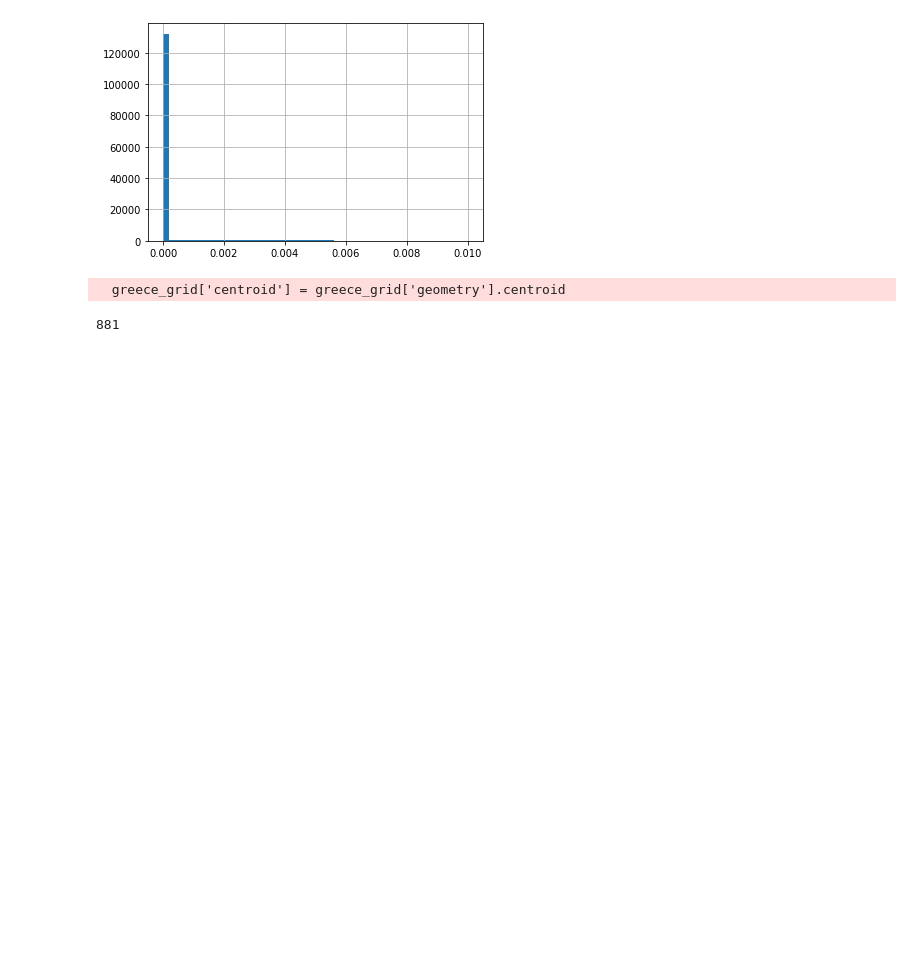
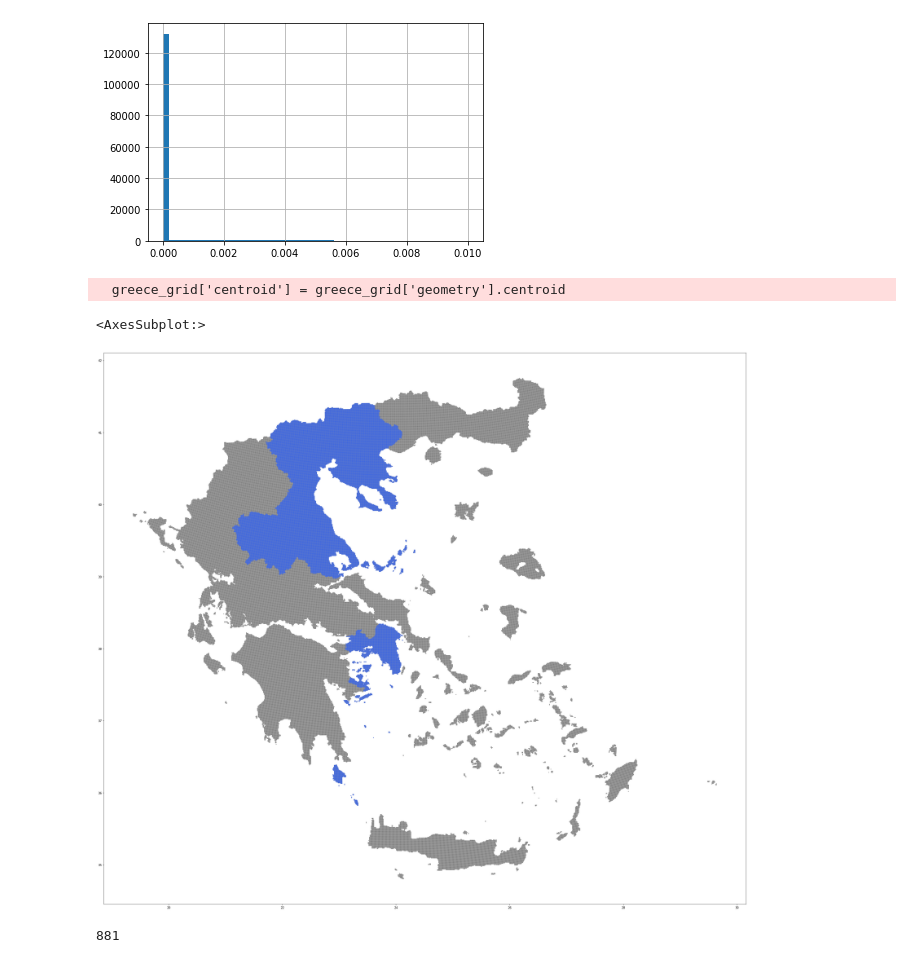
Before and after one commit to dsainidis/MBD-Prediction, a Jupyter notebook: Grid Level/notebooks/GR_Grid.ipynb, the cells around one changed output. Drawn from its saved outputs; the diff is of its cells as text; code cells hidden in the pictures; blank space fills up the shorter version.

```diff
--- a/Grid Level/notebooks/GR_Grid.ipynb
+++ b/Grid Level/notebooks/GR_Grid.ipynb
@@ -228,58 +228,78 @@ greece_grid['centroid'] = greece_grid['geometry'].centroid
 # %% [output]
   greece_grid['centroid'] = greece_grid['geometry'].centroid
 # %%
-# ax = greece_grid.plot(figsize=(40, 40), color='grey', facecolor = 'silver')
+ax = greece_grid.plot(figsize=(40, 40), color='grey', facecolor = 'silver')
 # greece_grid[greece_grid['NUTS3_NAME'] == 'Έβρος'].plot(ax=ax, color='bisque', facecolor = 'none')
 # greece_grid[greece_grid['NUTS3_NAME'] == 'Δράμα'].plot(ax=ax, color='darkorange', facecolor = 'none')
 # greece_grid[greece_grid['NUTS3_NAME'] == 'Ξάνθη'].plot(ax=ax, color='tan', facecolor = 'none')
 # greece_grid[greece_grid['NUTS3_NAME'] == 'Σέρρες'].plot(ax=ax, color='ivory', facecolor = 'none')
+greece_grid[greece_grid['NUTS3_NAME'] == 'Σέρρες'].plot(ax=ax, color='royalblue', facecolor = 'none')
 # greece_grid[greece_grid['NUTS3_NAME'] == 'Ροδόπη'].plot(ax=ax, color='lavender', facecolor = 'none')
 # greece_grid[greece_grid['NUTS3_NAME'] == 'Κιλκίς'].plot(ax=ax, color='navy', facecolor = 'none')
+greece_grid[greece_grid['NUTS3_NAME'] == 'Κιλκίς'].plot(ax=ax, color='royalblue', facecolor = 'none')
 # greece_grid[greece_grid['NUTS3_NAME'] == 'Θάσος, Καβάλα'].plot(ax=ax, color='slateblue', facecolor = 'none')
 # greece_grid[greece_grid['NUTS3_NAME'] == 'Πέλλα'].plot(ax=ax, color='plum', facecolor = 'none')
+greece_grid[greece_grid['NUTS3_NAME'] == 'Πέλλα'].plot(ax=ax, color='royalblue', facecolor = 'none')
 # greece_grid[greece_grid['NUTS3_NAME'] == 'Θεσσαλονίκη'].plot(ax=ax, color='cyan', facecolor = 'none')
+greece_grid[greece_grid['NUTS3_NAME'] == 'Θεσσαλονίκη'].plot(ax=ax, color='royalblue', facecolor = 'none')
 # greece_grid[greece_grid['NUTS3_NAME'] == 'Φλώρινα'].plot(ax=ax, color='coral', facecolor = 'none')
 # greece_grid[greece_grid['NUTS3_NAME'] == 'Καστοριά'].plot(ax=ax, color='skyblue', facecolor = 'none')
 # greece_grid[greece_grid['NUTS3_NAME'] == 'Ημαθία'].plot(ax=ax, color='crimson', facecolor = 'none')
+greece_grid[greece_grid['NUTS3_NAME'] == 'Ημαθία'].plot(ax=ax, color='royalblue', facecolor = 'none')
 # greece_grid[greece_grid['NUTS3_NAME'] == 'Γρεβενά, Κοζάνη'].plot(ax=ax, color='cadetblue', facecolor = 'none')
 # greece_grid[greece_grid['NUTS3_NAME'] == 'Χαλκιδική'].plot(ax=ax, color='fuchsia', facecolor = 'none')
+greece_grid[greece_grid['NUTS3_NAME'] == 'Χαλκιδική'].plot(ax=ax, color='royalblue', facecolor = 'none')
 # greece_grid[greece_grid['NUTS3_NAME'] == 'Πιερία'].plot(ax=ax, color='lime', facecolor = 'none')
+greece_grid[greece_grid['NUTS3_NAME'] == 'Πιερία'].plot(ax=ax, color='royalblue', facecolor = 'none')
 # greece_grid[greece_grid['NUTS3_NAME'] == 'Ιωάννινα'].plot(ax=ax, color='aquamarine', facecolor = 'none')
 # greece_grid[greece_grid['NUTS3_NAME'] == 'Λάρισα'].plot(ax=ax, color='yellow', facecolor = 'none')
+greece_grid[greece_grid['NUTS3_NAME'] == 'Λάρισα'].plot(ax=ax, color='royalblue', facecolor = 'none')
 # greece_grid[greece_grid['NUTS3_NAME'] == 'Λέσβος, Λήμνος'].plot(ax=ax, color='green', facecolor = 'none')
 # greece_grid[greece_grid['NUTS3_NAME'] == 'Κέρκυρα'].plot(ax=ax, color='forestgreen', facecolor = 'none')
 # greece_grid[greece_grid['NUTS3_NAME'] == 'Καρδίτσα, Τρίκαλα'].plot(ax=ax, color='orange', facecolor = 'none')
+greece_grid[greece_grid['NUTS3_NAME'] == 'Καρδίτσα, Τρίκαλα'].plot(ax=ax, color='royalblue', facecolor = 'none')
 # greece_grid[greece_grid['NUTS3_NAME'] == 'Θεσπρωτία'].plot(ax=ax, color='rosybrown', facecolor = 'none')
 # greece_grid[greece_grid['NUTS3_NAME'] == 'Μαγνησία, Σποράδες'].plot(ax=ax, color='tomato', facecolor = 'none')
+greece_grid[greece_grid['NUTS3_NAME'] == 'Μαγνησία, Σποράδες'].plot(ax=ax, color='royalblue', facecolor = 'none')
 # greece_grid[greece_grid['NUTS3_NAME'] == 'Άρτα, Πρέβεζα'].plot(ax=ax, color='royalblue', facecolor = 'none')
 # greece_grid[greece_grid['NUTS3_NAME'] == 'Ευρυτανία'].plot(ax=ax, color='deepskyblue', facecolor = 'none')
 # greece_grid[greece_grid['NUTS3_NAME'] == 'Φθιώτιδα'].plot(ax=ax, color='violet', facecolor = 'none')
 # greece_grid[greece_grid['NUTS3_NAME'] == 'Αιτωλοακαρνανία'].plot(ax=ax, color='pink', facecolor = 'none')
 # greece_grid[greece_grid['NUTS3_NAME'] == 'Εύβοια'].plot(ax=ax, color='palegreen', facecolor = 'none')
 # greece_grid[greece_grid['NUTS3_NAME'] == 'Λευκάδα'].plot(ax=ax, color='gold', facecolor = 'none')
 # greece_grid[greece_grid['NUTS3_NAME'] == 'Φωκίδα'].plot(ax=ax, color='brown', facecolor = 'none')
 # greece_grid[greece_grid['NUTS3_NAME'] == 'Χίος'].plot(ax=ax, color='lightgrey', facecolor = 'none')
 # greece_grid[greece_grid['NUTS3_NAME'] == 'Ιθάκη, Κεφαλληνία'].plot(ax=ax, color='black', facecolor = 'none')
 # greece_grid[greece_grid['NUTS3_NAME'] == 'Βοιωτία'].plot(ax=ax, color='khaki', facecolor = 'none')
 # greece_grid[greece_grid['NUTS3_NAME'] == 'Αχαΐα'].plot(ax=ax, color='blueviolet', facecolor = 'none')
 # greece_grid[greece_grid['NUTS3_NAME'] == 'Ανατολική Αττική'].plot(ax=ax, color='darkolivegreen', facecolor = 'none')
 # greece_grid[greece_grid['NUTS3_NAME'] == 'Δυτική Αττική'].plot(ax=ax, color='moccasin', facecolor = 'none')
+greece_grid[greece_grid['NUTS3_NAME'] == 'Ανατολική Αττική'].plot(ax=ax, color='royalblue', facecolor = 'none')
+greece_grid[greece_grid['NUTS3_NAME'] == 'Δυτική Αττική'].plot(ax=ax, color='royalblue', facecolor = 'none')
 # greece_grid[greece_grid['NUTS3_NAME'] == 'Κορινθία'].plot(ax=ax, color='black', facecolor = 'none')
 # greece_grid[greece_grid['NUTS3_NAME'] == 'Βόρειος Τομέας Αθηνών'].plot(ax=ax, color='mistyrose', facecolor = 'none')
 # greece_grid[greece_grid['NUTS3_NAME'] == 'Δυτικός Τομέας Αθηνών'].plot(ax=ax, color='magenta', facecolor = 'none')
 # greece_grid[greece_grid['NUTS3_NAME'] == 'Κεντρικός Τομέας Αθηνών'].plot(ax=ax, color='lawngreen', facecolor = 'none')
 # greece_grid[greece_grid['NUTS3_NAME'] == 'Πειραιάς, Νήσοι'].plot(ax=ax, color='teal', facecolor = 'none')
+greece_grid[greece_grid['NUTS3_NAME'] == 'Βόρειος Τομέας Αθηνών'].plot(ax=ax, color='royalblue', facecolor = 'none')
+greece_grid[greece_grid['NUTS3_NAME'] == 'Δυτικός Τομέας Αθηνών'].plot(ax=ax, color='royalblue', facecolor = 'none')
+greece_grid[greece_grid['NUTS3_NAME'] == 'Κεντρικός Τομέας Αθηνών'].plot(ax=ax, color='royalblue', facecolor = 'none')
+greece_grid[greece_grid['NUTS3_NAME'] == 'Πειραιάς, Νήσοι'].plot(ax=ax, color='royalblue', facecolor = 'none')
 # greece_grid[greece_grid['NUTS3_NAME'] == 'Άνδρος, Θήρα, Κέα, Μήλος, Μύκονος, Νάξος, Πάρος, Σύρος, Τήνος'].plot(ax=ax, color='sienna', facecolor = 'none')
 # greece_grid[greece_grid['NUTS3_NAME'] == 'Ζάκυνθος'].plot(ax=ax, color='chocolate', facecolor = 'none')
 # greece_grid[greece_grid['NUTS3_NAME'] == 'Νότιος Τομέας Αθηνών'].plot(ax=ax, color='darksalmon', facecolor = 'none')
+greece_grid[greece_grid['NUTS3_NAME'] == 'Νότιος Τομέας Αθηνών'].plot(ax=ax, color='royalblue', facecolor = 'none')
 # greece_grid[greece_grid['NUTS3_NAME'] == 'Αργολίδα, Αρκαδία'].plot(ax=ax, color='springgreen', facecolor = 'none')
 # greece_grid[greece_grid['NUTS3_NAME'] == 'Ικαρία, Σάμος'].plot(ax=ax, color='powderblue', facecolor = 'none')
 # greece_grid[greece_grid['NUTS3_NAME'] == 'Κάλυμνος, Κάρπαθος – Ηρωική Νήσος Κάσος, Κως, Ρόδος'].plot(ax=ax, color='lightcyan', facecolor = 'none')
 # greece_grid[greece_grid['NUTS3_NAME'] == 'Λακωνία, Μεσσηνία'].plot(ax=ax, color='turquoise', facecolor = 'none')
 # greece_grid[greece_grid['NUTS3_NAME'] == 'Χανιά'].plot(ax=ax, color='aliceblue', facecolor = 'none')
 # greece_grid[greece_grid['NUTS3_NAME'] == 'Λασίθι'].plot(ax=ax, color='steelblue', facecolor = 'none')
 # greece_grid[greece_grid['NUTS3_NAME'] == 'Ηράκλειο'].plot(ax=ax, color='hotpink', facecolor = 'none')
 # greece_grid[greece_grid['NUTS3_NAME'] == 'Ρέθυμνο'].plot(ax=ax, color='honeydew', facecolor = 'none')
+# %% [output]
+<AxesSubplot:>
+[figure, added]
 # %%
 infected_cells = greece_wnv_cases.cell_code.unique().tolist()
 len(infected_cells)
```
Also changed, not shown: parts of 6 cells of this notebook, 9 other files.
